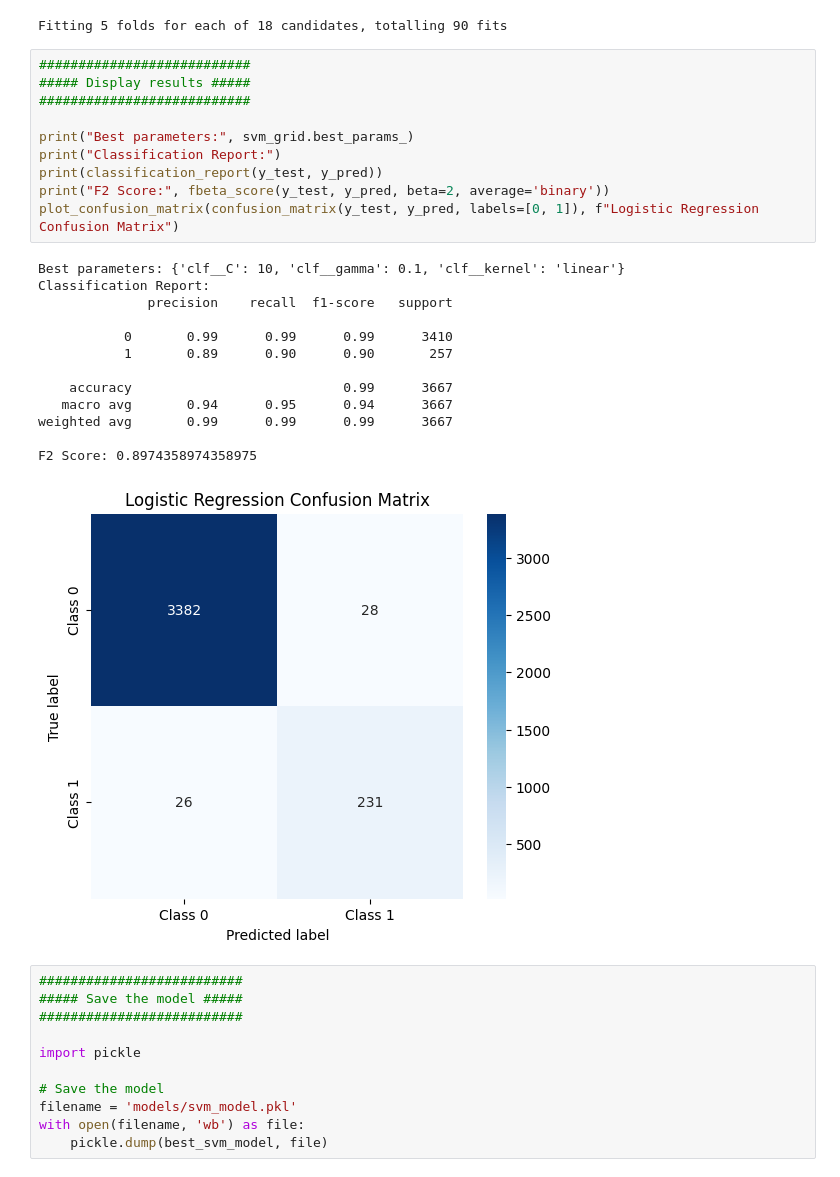
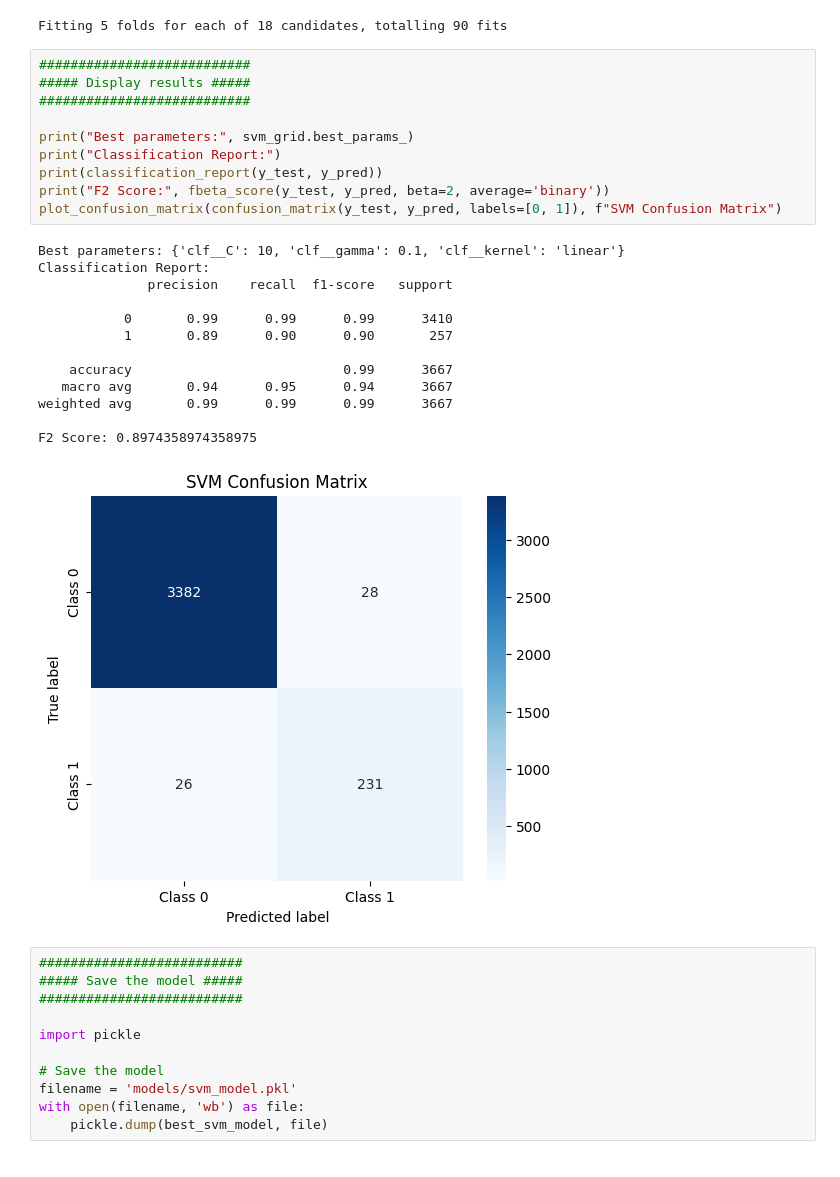
Before and after one commit to dev-JasonYoo/Fraudulent-Job-Posting-Prediction-with-NLP, a Jupyter notebook: 3_3_data_training_svm.ipynb, the cells around one changed output. Drawn from its saved outputs; the diff is of its cells as text.

```diff
--- a/3_3_data_training_svm.ipynb
+++ b/3_3_data_training_svm.ipynb
@@ -106,27 +106,27 @@ Fitting 5 folds for each of 18 candidates, totalling 90 fits
 # %%
 ###########################
 ##### Display results #####
 ###########################
 
 print("Best parameters:", svm_grid.best_params_)
 print("Classification Report:")
 print(classification_report(y_test, y_pred))
 print("F2 Score:", fbeta_score(y_test, y_pred, beta=2, average='binary'))
-plot_confusion_matrix(confusion_matrix(y_test, y_pred, labels=[0, 1]), f"Logistic Regression Confusion Matrix")
+plot_confusion_matrix(confusion_matrix(y_test, y_pred, labels=[0, 1]), f"SVM Confusion Matrix")
 # %% [output]
 Best parameters: {'clf__C': 10, 'clf__gamma': 0.1, 'clf__kernel': 'linear'}
 Classification Report:
               precision    recall  f1-score   support
 
            0       0.99      0.99      0.99      3410
            1       0.89      0.90      0.90       257
 
     accuracy                           0.99      3667
    macro avg       0.94      0.95      0.94      3667
 weighted avg       0.99      0.99      0.99      3667
 
 F2 Score: 0.8974358974358975
-[figure, old version]
+[figure, new version]
 # %%
 ##########################
 ##### Save the model #####
```
Also changed, not shown: 3 other files.
